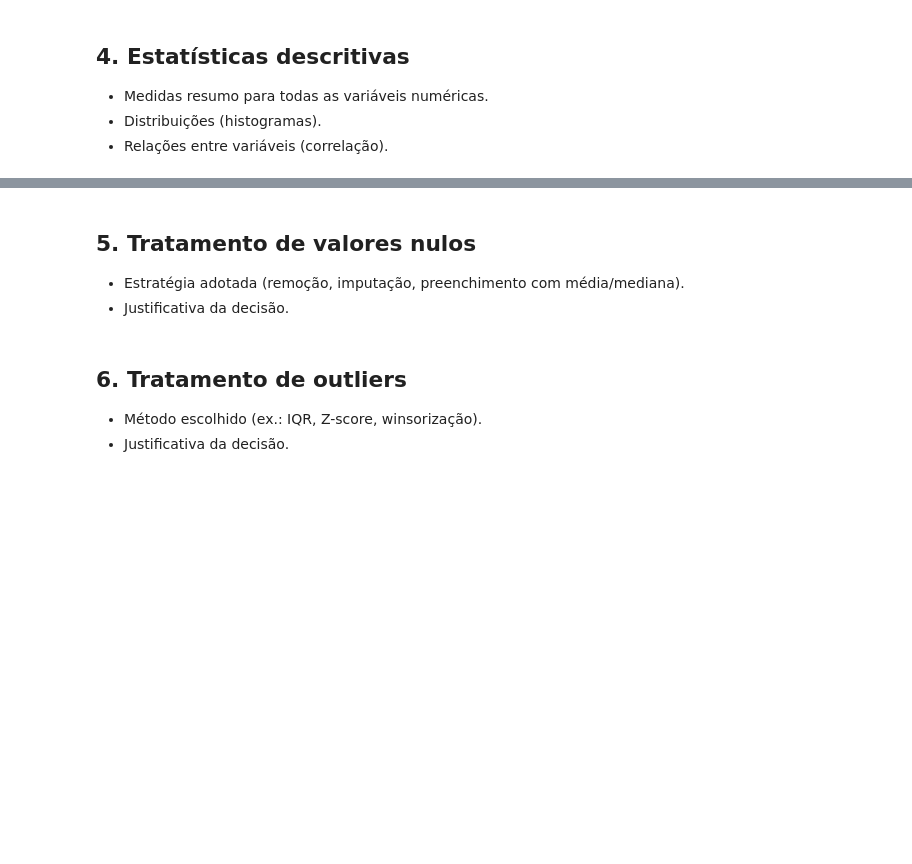
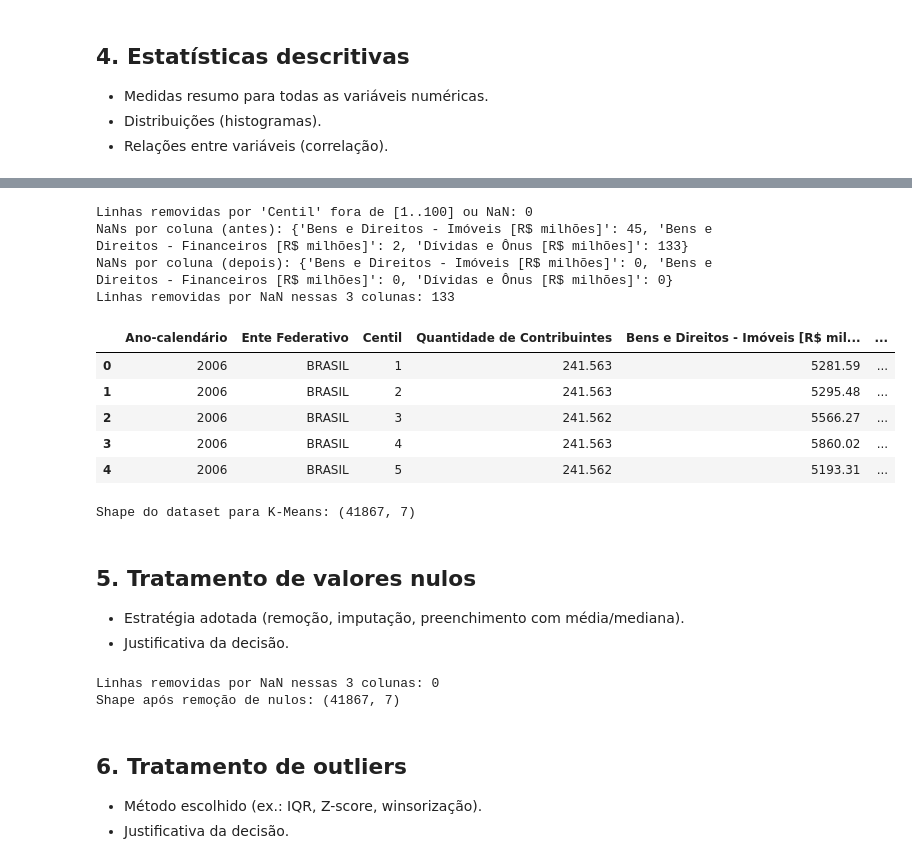
Before and after one commit to iskan228-hub/kmeans-3d-cluster, a Jupyter notebook: notebooks/01_eda_limpeza.ipynb, the cells around one changed output, grey strips where cells are left out. Drawn from its saved outputs; the diff is of its cells as text; code cells hidden in the pictures; blank space fills up the shorter version.

```diff
--- a/notebooks/01_eda_limpeza.ipynb
+++ b/notebooks/01_eda_limpeza.ipynb
@@ -201,7 +238,77 @@ Rendimentos Sujeitos à Tribut. Exclusiva [R$ milhões]
+# %%
+# Colunas escolhidas para o K-Means 3D (as mais completas)
+COL_IMOVEIS = "Bens e Direitos - Imóveis [R$ milhões]"
+COL_FINANC  = "Bens e Direitos - Financeiros [R$ milhões]"
+COL_DIVIDAS = "Dívidas e Ônus [R$ milhões]"
+
+# 1) Garantir que 'Centil' é inteiro e filtrar para [1..100]
+if str(df["Centil"].dtype) != "Int64" and str(df["Centil"].dtype) != "int64":
+    df["Centil"] = pd.to_numeric(df["Centil"], errors="coerce").astype("Int64")
+
+rows_before = len(df)
+df = df[(df["Centil"].notna()) & (df["Centil"] >= 1) & (df["Centil"] <= 100)]
+print(f"Linhas removidas por 'Centil' fora de [1..100] ou NaN: {rows_before - len(df)}")
+
+# 2) Checar existência das colunas escolhidas
+for c in [COL_IMOVEIS, COL_FINANC, COL_DIVIDAS]:
+    if c not in df.columns:
+        raise KeyError(f"Coluna não encontrada: {c}")
+
+# 3) Subset focado (mantendo chaves para rastreabilidade)
+cols_keep = ["Ano-calendário", "Ente Federativo", "Centil",
+             "Quantidade de Contribuintes", COL_IMOVEIS, COL_FINANC, COL_DIVIDAS]
+df_k = df[cols_keep].copy()
+
+# 4) Remover NaNs apenas nas 3 variáveis do K-Means
+na_before = df_k[[COL_IMOVEIS, COL_FINANC, COL_DIVIDAS]].isna().sum().to_dict()
+rows_before = len(df_k)
+df_k = df_k.dropna(subset=[COL_IMOVEIS, COL_FINANC, COL_DIVIDAS])
+rows_after = len(df_k)
+na_after = df_k[[COL_IMOVEIS, COL_FINANC, COL_DIVIDAS]].isna().sum().to_dict()
+
+print("NaNs por coluna (antes):", na_before)
+print("NaNs por coluna (depois):", na_after)
+print(f"Linhas removidas por NaN nessas 3 colunas: {rows_before - rows_after}")
+
+# 5) Conferência rápida
+display(df_k.head())
+print("Shape do dataset para K-Means:", df_k.shape)
+# %% [output]
+Linhas removidas por 'Centil' fora de [1..100] ou NaN: 0
+NaNs por coluna (antes): {'Bens e Direitos - Imóveis [R$ milhões]': 45, 'Bens e Direitos - Financeiros [R$ milhões]': 2, 'Dívidas e Ônus [R$ milhões]': 133}
+NaNs por coluna (depois): {'Bens e Direitos - Imóveis [R$ milhões]': 0, 'Bens e Direitos - Financeiros [R$ milhões]': 0, 'Dívidas e Ônus [R$ milhões]': 0}
+Linhas removidas por NaN nessas 3 colunas: 133
+|  | Ano-calendário | Ente Federativo | Centil | Quantidade de Contribuintes | Bens e Direitos - Imóveis [R$ mil... | ... |
+| 0 | 2006 | BRASIL | 1 | 241.563 | 5281.59 | ... |
+| 1 | 2006 | BRASIL | 2 | 241.563 | 5295.48 | ... |
+| 2 | 2006 | BRASIL | 3 | 241.562 | 5566.27 | ... |
+| 3 | 2006 | BRASIL | 4 | 241.563 | 5860.02 | ... |
+| 4 | 2006 | BRASIL | 5 | 241.562 | 5193.31 | ... |
+Shape do dataset para K-Means: (41867, 7)
 # %% [markdown]
 ## 5. Tratamento de valores nulos
 - Estratégia adotada (remoção, imputação, preenchimento com média/mediana).
 - Justificativa da decisão.
+# %%
+# 5 — Tratamento de valores nulos
+
+target_cols = [COL_IMOVEIS, COL_FINANC, COL_DIVIDAS]
+
+# Remover valores negativos e reforçar remoção de NaN nessas variáveis
+for c in target_cols:
+    df_k[c] = pd.to_numeric(df_k[c], errors="coerce")
+    neg_count = (df_k[c] < 0).sum()
+    if neg_count > 0:
+        print(f"Ajuste: {c} tinha {neg_count} valores negativos → convertidos em NaN")
+        df_k.loc[df_k[c] < 0, c] = np.nan
+
+rows_before = len(df_k)
+df_k = df_k.dropna(subset=target_cols)
+print(f"Linhas removidas por NaN nessas 3 colunas: {rows_before - len(df_k)}")
+print("Shape após remoção de nulos:", df_k.shape)
+# %% [output]
+Linhas removidas por NaN nessas 3 colunas: 0
+Shape após remoção de nulos: (41867, 7)
 # %% [markdown]
 ## 6. Tratamento de outliers
 - Método escolhido (ex.: IQR, Z-score, winsorização).
```
Also changed, not shown: parts of 7 cells of this notebook.
